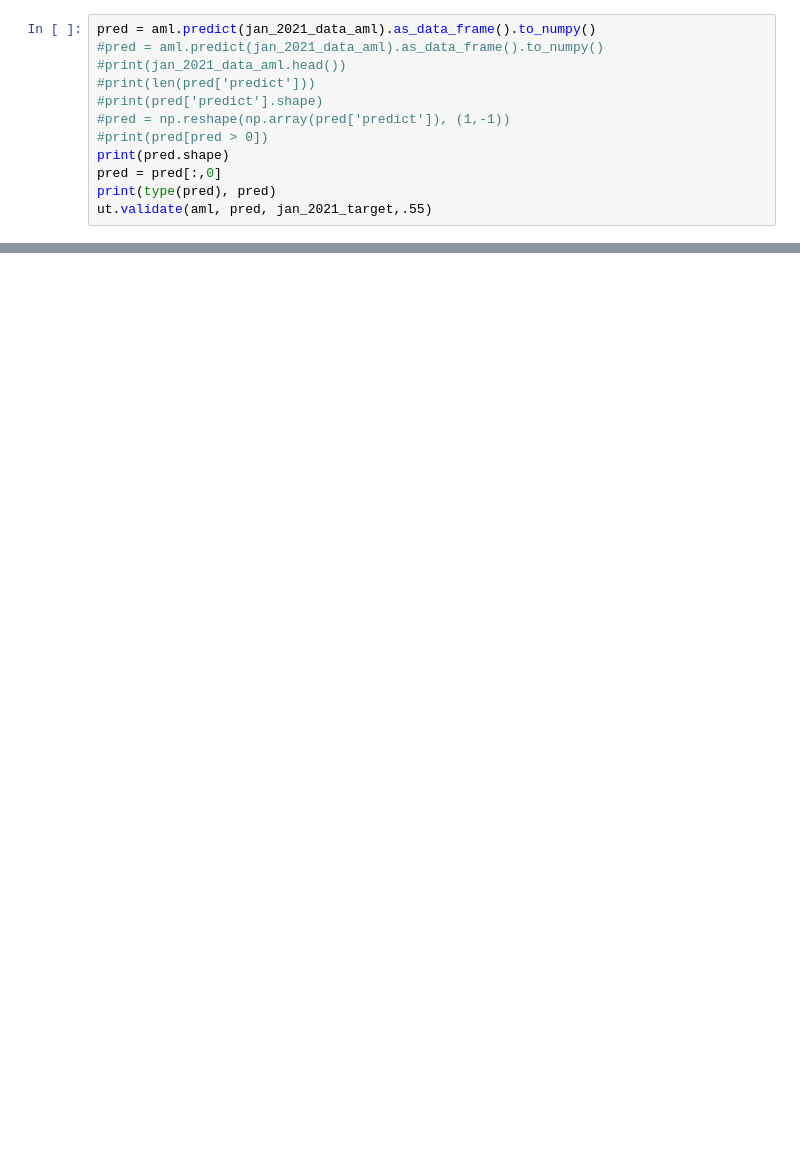
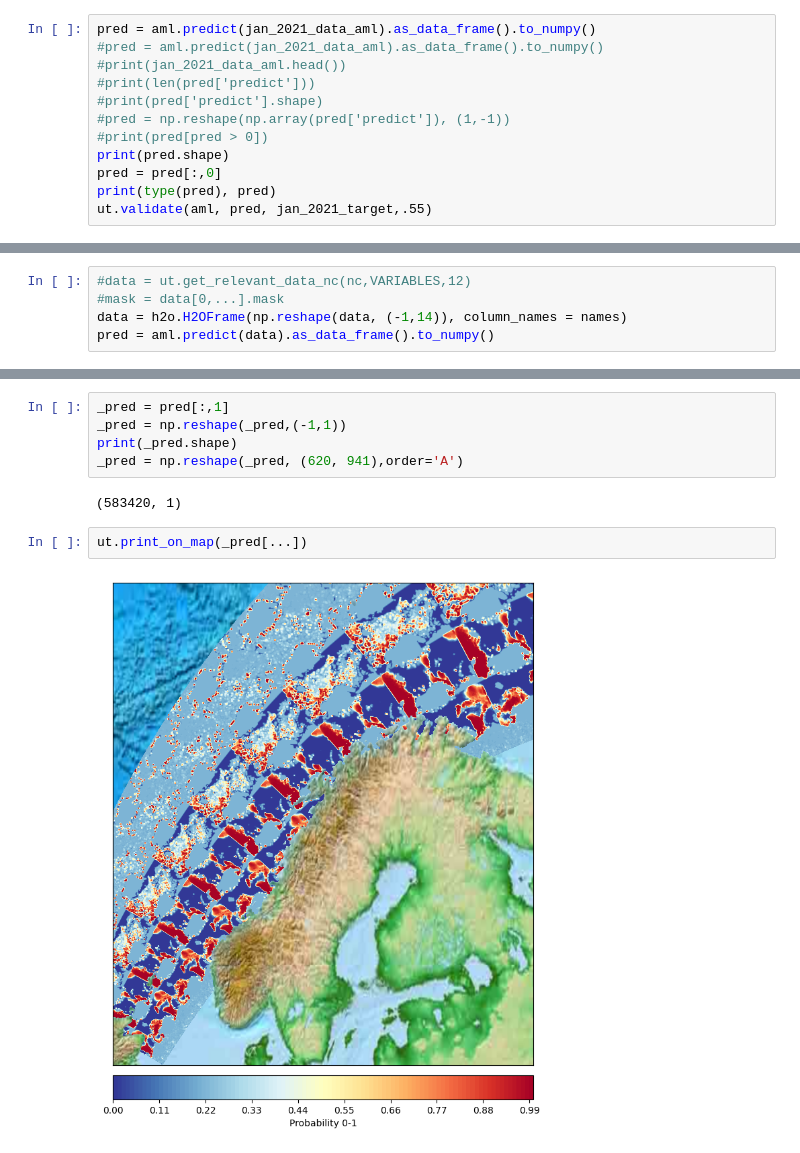
Before and after one commit to evenaage/herring_autumn_2022, a Jupyter notebook: hail_mary.ipynb, the cells around one changed output, grey strips where cells are left out. Cells and saved outputs as stored; diff of their text form; blank space fills up the shorter version.

```diff
--- a/hail_mary.ipynb
+++ b/hail_mary.ipynb
@@ -393,0 +479,5 @@ ut.print_on_map(pred)
+# %%
+#data = ut.get_relevant_data_nc(nc,VARIABLES,12)
+#mask = data[0,...].mask
+data = h2o.H2OFrame(np.reshape(data, (-1,14)), column_names = names)
+pred = aml.predict(data).as_data_frame().to_numpy()
@@ -393,0 +490,11 @@ ut.print_on_map(pred)
+# %%
+_pred = pred[:,1]
+_pred = np.reshape(_pred,(-1,1))
+print(_pred.shape)
+_pred = np.reshape(_pred, (620, 941),order='A')
+# %% [output]
+(583420, 1)
+# %%
+ut.print_on_map(_pred[...])
+# %% [output]
+[figure, added]
```
Also changed, not shown: parts of 14 cells of this notebook, 5 other files.
